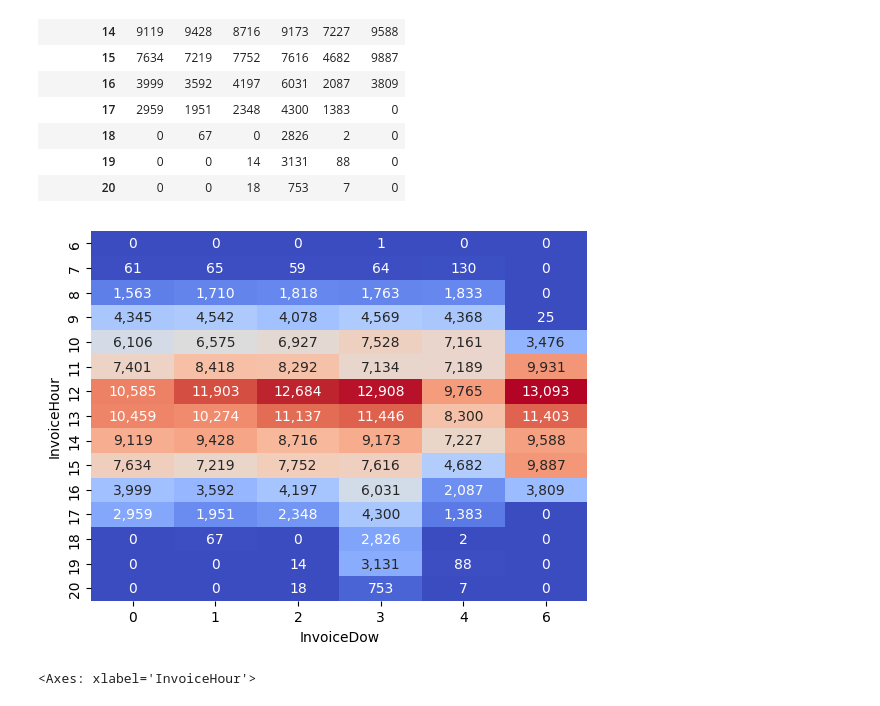
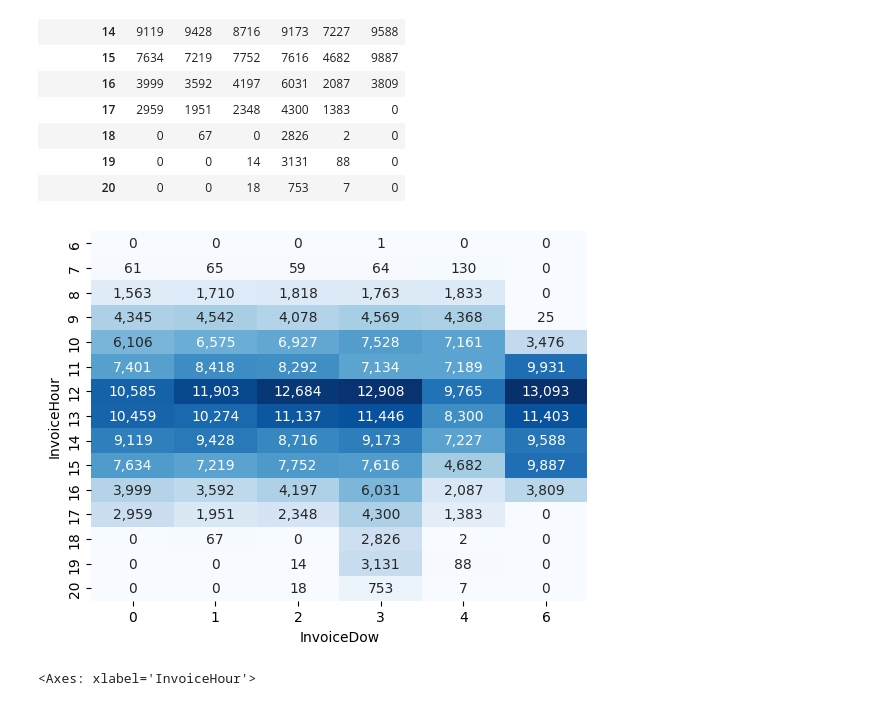
Before and after one commit to JINDOT/Data_Analysis_, a Jupyter notebook: Online_Retail_Basic_and_Cohort.ipynb, the cells around one changed output. Saved outputs shown, nothing was run; the diff lists cells and outputs as text; code cells hidden in the pictures.

```diff
--- a/Online_Retail_Basic_and_Cohort.ipynb
+++ b/Online_Retail_Basic_and_Cohort.ipynb
@@ -950,9 +929,9 @@ hour_dow.style.background_gradient(axis=0, cmap='coolwarm')
 # %%
 # 시간 - 요일별 구매 주문 시각화
 # heatmap
-sns.heatmap(hour_dow, cmap='coolwarm', annot=True, fmt=',.0f', cbar=False);
+sns.heatmap(hour_dow, cmap='Blues', annot=True, fmt=',.0f', cbar=False);
 # %% [output]
-[figure, old version]
+[figure, new version]
 # %%
 # 시간 - 요일별 구매 주문 시각화
 # subplot
```
Also changed, not shown: parts of 31 cells of this notebook.
